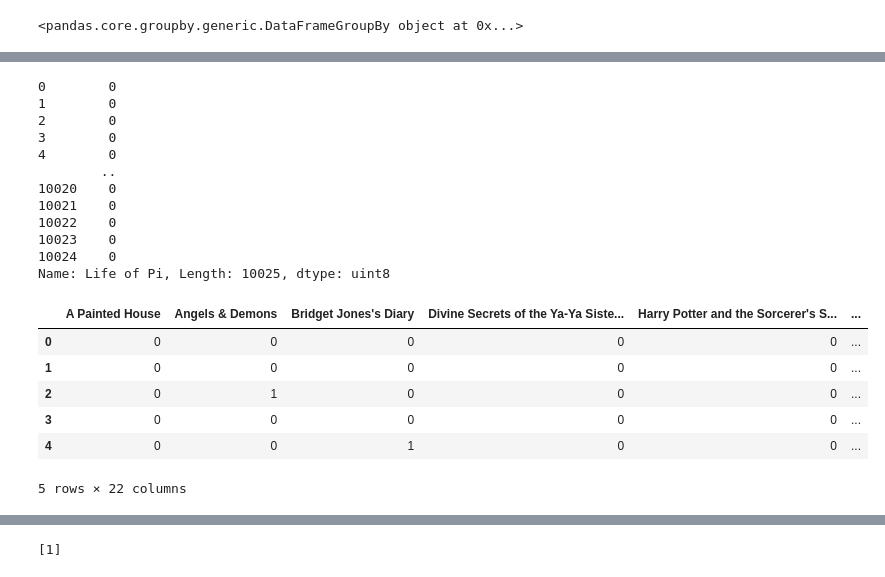
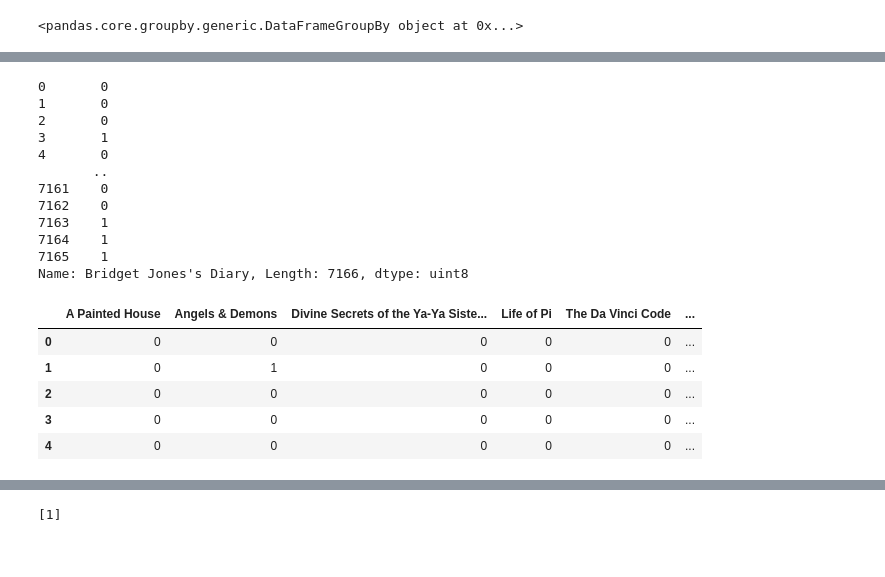
Before and after one commit to LongPatrol/final-project, a Jupyter notebook: Model2_Colabversion.ipynb, the cells around one changed output, grey strips where cells are left out. Drawn from its saved outputs; the diff is of its cells as text; code cells hidden in the pictures.

```diff
--- a/Model2_Colabversion.ipynb
+++ b/Model2_Colabversion.ipynb
@@ -49,7 +49,7 @@ book_df_groups
 # %%
 #Make the book list smaller by looking only at books where 100 people have read them
 group_with_one = book_df_groups.count()
-group = group_with_one[group_with_one["user_id"] > 556]
+group = group_with_one[group_with_one["user_id"] > 662]
 # %%
 group.sort_values(["user_id"], ascending= False)
 group.reset_index(level=0, inplace=True)
@@ -211,32 +207,31 @@ book_matrix
 # %%
 #556: Life of Pi
 #834: The Lovely Bones: A Novel
-y = book_matrix["Life of Pi"]
+y = book_matrix["Bridget Jones's Diary"]
 y
 # %% [output]
-0        0
-1        0
-2        0
-3        0
-4        0
-        ..
-10020    0
-10021    0
-10022    0
-10023    0
-10024    0
-Name: Life of Pi, Length: 10025, dtype: uint8
+0       0
+1       0
+2       0
+3       1
+4       0
+       ..
+7161    0
+7162    0
+7163    1
+7164    1
+7165    1
+Name: Bridget Jones's Diary, Length: 7166, dtype: uint8
 # %%
-X = book_matrix.drop("Life of Pi", axis=1)
+X = book_matrix.drop("Bridget Jones's Diary", axis=1)
 X.head()
 # %% [output]
-|  | A Painted House | Angels & Demons | Bridget Jones's Diary | Divine Secrets of the Ya-Ya Siste... | Harry Potter and the Sorcerer's S... | ... |
+|  | A Painted House | Angels & Demons | Divine Secrets of the Ya-Ya Siste... | Life of Pi | The Da Vinci Code | ... |
 | 0 | 0 | 0 | 0 | 0 | 0 | ... |
-| 1 | 0 | 0 | 0 | 0 | 0 | ... |
-| 2 | 0 | 1 | 0 | 0 | 0 | ... |
+| 1 | 0 | 1 | 0 | 0 | 0 | ... |
+| 2 | 0 | 0 | 0 | 0 | 0 | ... |
 | 3 | 0 | 0 | 0 | 0 | 0 | ... |
-| 4 | 0 | 0 | 1 | 0 | 0 | ... |
+| 4 | 0 | 0 | 0 | 0 | 0 | ... |
-5 rows × 22 columns
 # %%
 from sklearn.model_selection import train_test_split
 X_train, X_test, y_train, y_test = train_test_split(X, y, random_state=42)
```
Also changed, not shown: parts of 12 cells of this notebook.
